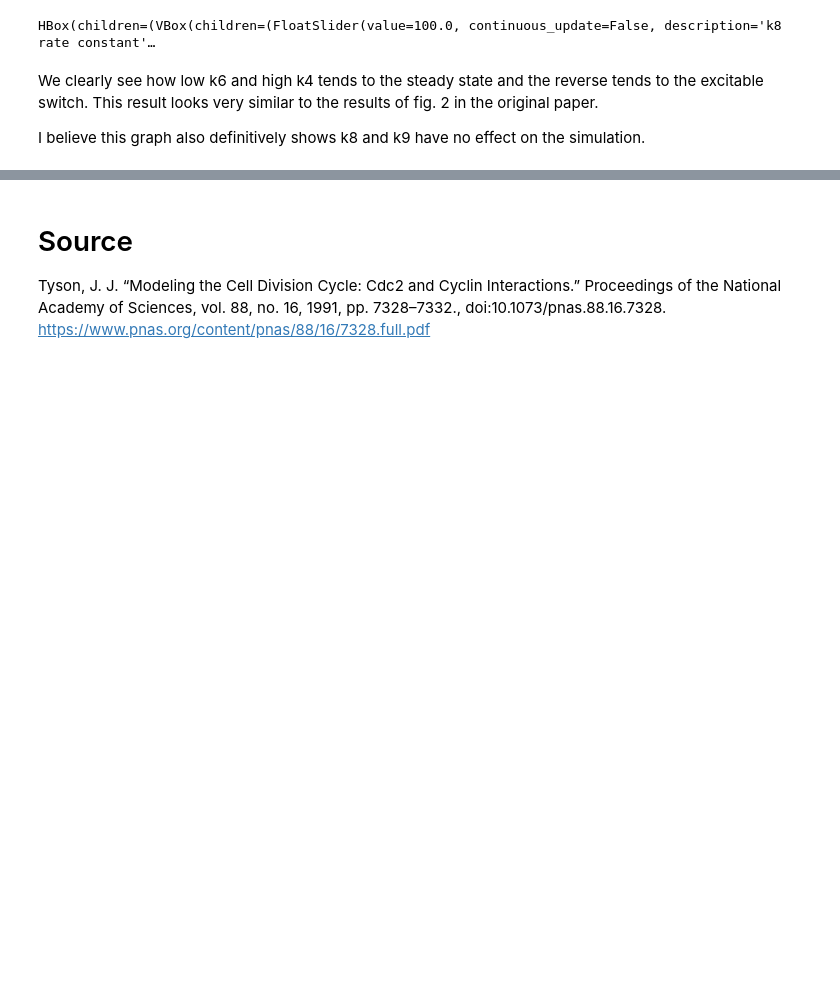
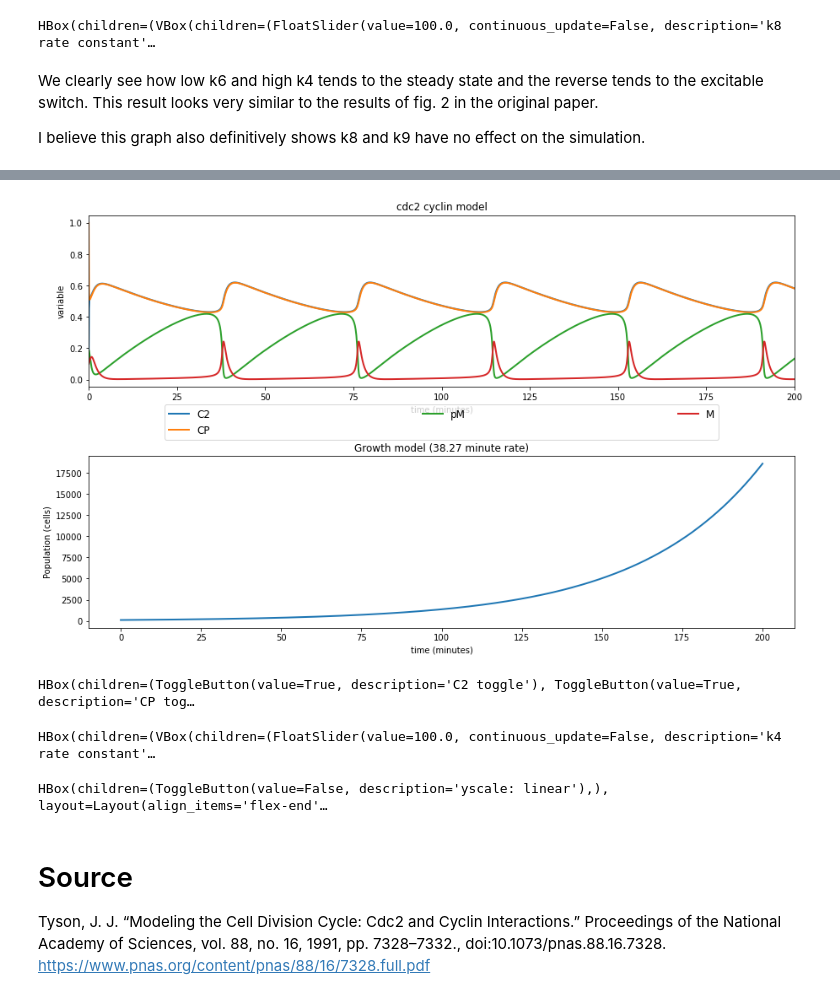
Before and after one commit to willisdc/tellurium-nanohub-base, a Jupyter notebook: tellurium.ipynb, the cells around one changed output, grey strips where cells are left out. Saved outputs shown, nothing was run; the diff lists cells and outputs as text; code cells hidden in the pictures; blank space fills up the shorter version.

```diff
--- a/tellurium.ipynb
+++ b/tellurium.ipynb
@@ -493,3 +798,13 @@ I believe this graph also definitively shows k8 and k9 have no effect on the sim
+# %%
+display(fig, display_id="0")
+display(display_toggles_hbox)
+display(simulation_hbox)
+display(yscale_hbox)
+# %% [output]
+[figure, added]
+HBox(children=(ToggleButton(value=True, description='C2 toggle'), ToggleButton(value=True, description='CP tog…
+HBox(children=(VBox(children=(FloatSlider(value=100.0, continuous_update=False, description='k4 rate constant'…
+HBox(children=(ToggleButton(value=False, description='yscale: linear'),), layout=Layout(align_items='flex-end'…
 # %% [markdown]
 # Source
 Tyson, J. J. “Modeling the Cell Division Cycle: Cdc2 and Cyclin Interactions.” Proceedings of the National Academy of Sciences, vol. 88, no. 16, 1991, pp. 7328–7332., doi:10.1073/pnas.88.16.7328.
```
Also changed, not shown: parts of 7 cells of this notebook.
